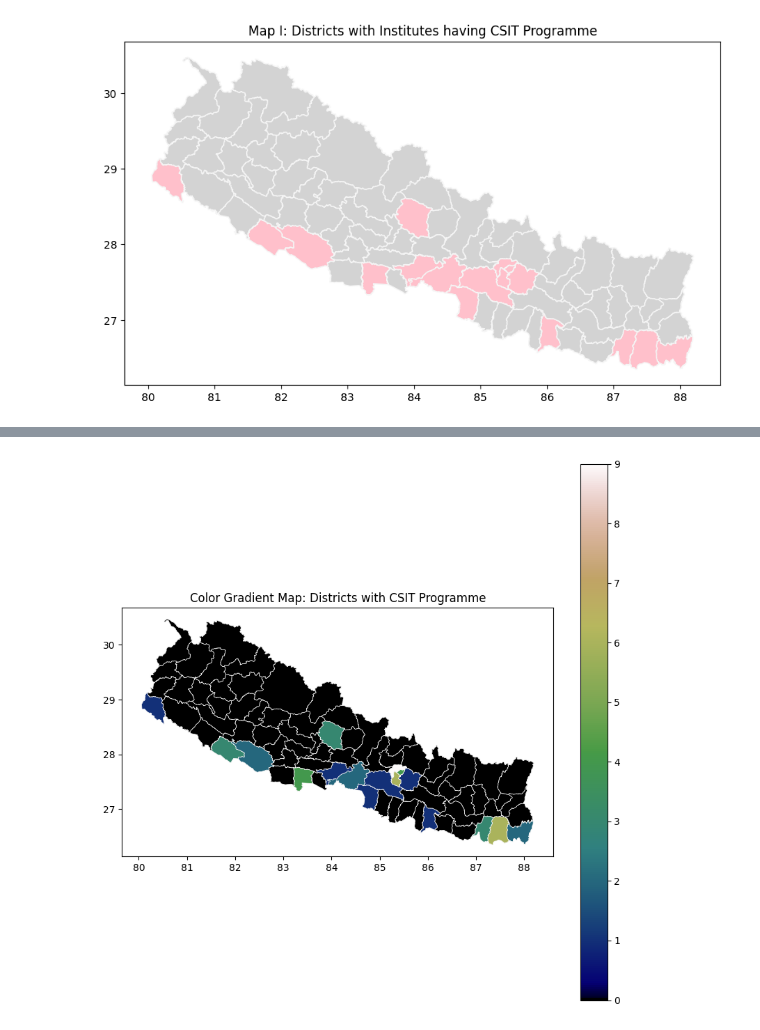
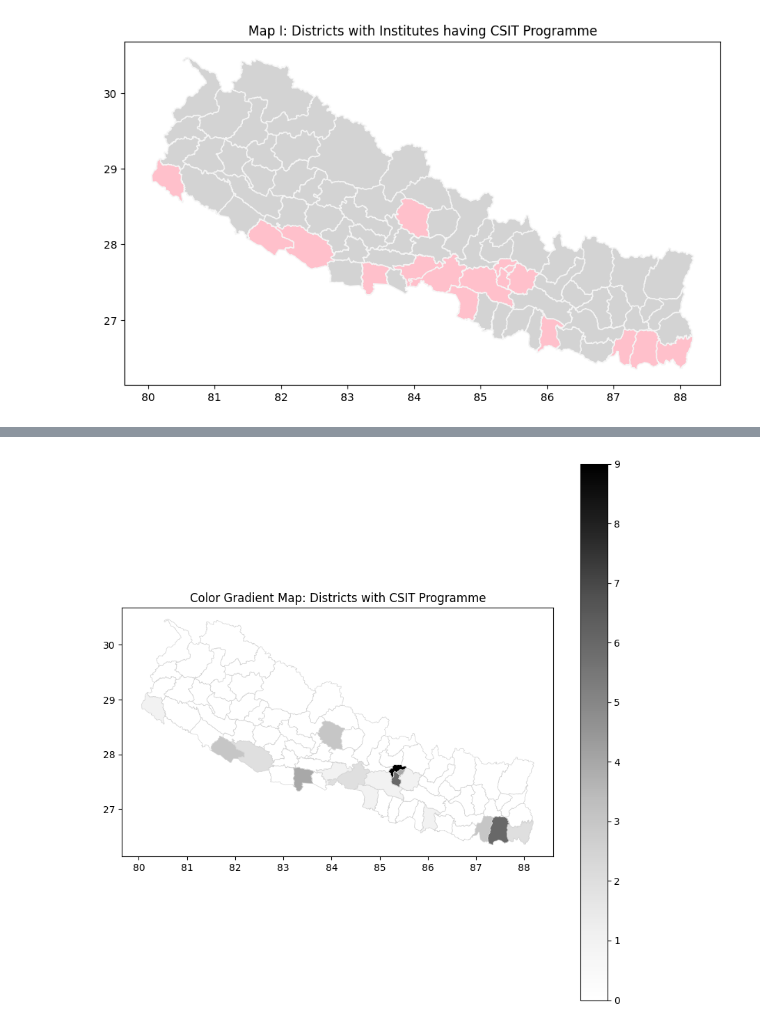
Before and after one commit to aveeyan/CSITAnalyticsNepal, a Jupyter notebook: visualize.ipynb, the cells around one changed output, grey strips where cells are left out. Drawn from its saved outputs; the diff is of its cells as text; code cells hidden in the pictures.

Commit message:
Set cmap coloring to gray for better visualization

```diff
--- a/visualize.ipynb
+++ b/visualize.ipynb
@@ -80,7 +80,7 @@ def color_district_gradient(geodataframe,
         ax=ax,
         column='color',
         cmap=colormap,
-        edgecolor="whitesmoke",
+        edgecolor="lightgray",
         linewidth=linewidth,
         legend=True,
         vmin=0,
@@ -125,7 +125,7 @@ gdf = gdf.merge(df_district_csit, on="DISTRICT", how="left").fillna(0)
 # %%
 color_district_gradient(gdf,
                         title="Color Gradient Map: Districts with CSIT Programme",
                         data_column="COUNT",
-                        colormap="tab10")
+                        colormap="Greys")
 # %% [output]
-[figure, old version]
+[figure, new version]
```
